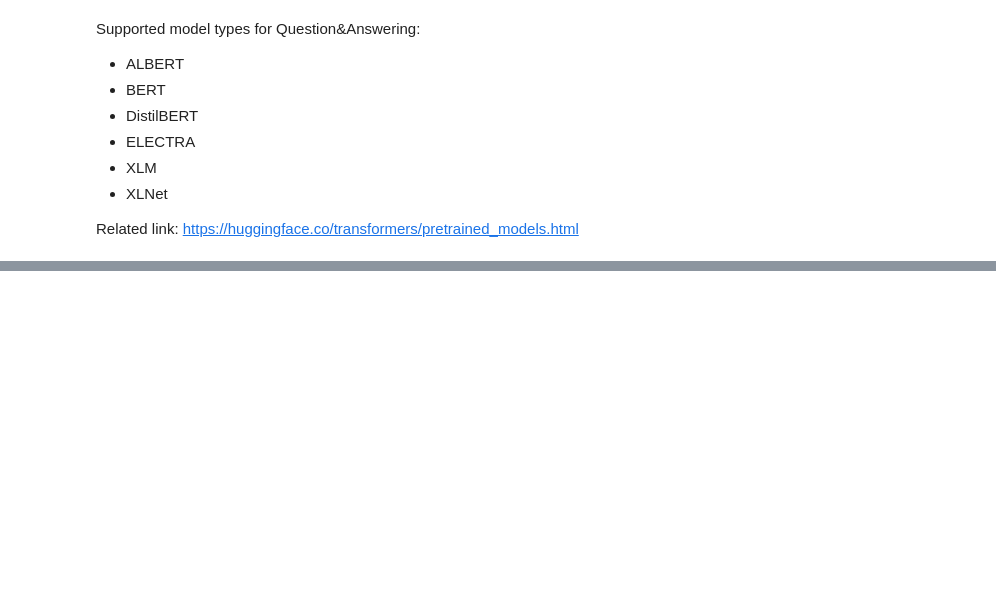
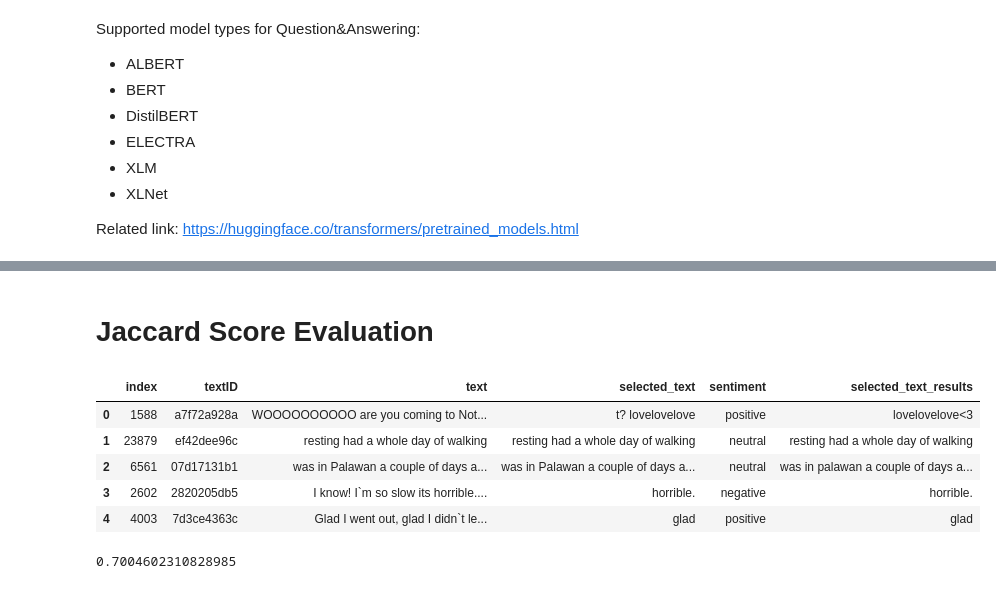
Before and after one commit to DianaMoyano1/NLP-Sentiment_Extraction_Challenge, a Jupyter notebook: Template_SingleModel.ipynb, the cells around one changed output, grey strips where cells are left out. Drawn from its saved outputs; the diff is of its cells as text; code cells hidden in the pictures; blank space fills up the shorter version.

```diff
--- a/Template_SingleModel.ipynb
+++ b/Template_SingleModel.ipynb
@@ -455,0 +534,2 @@ train_df.to_csv("new_train_df_loaded")
+# %% [markdown]
+# Jaccard Score Evaluation
@@ -455,0 +543,24 @@ train_df.to_csv("new_train_df_loaded")
+# %%
+#Make a copy of the original sets and reset indexes
+df=sub_val_df.copy()
+df = df.reset_index()
+# %%
+df.head()
+# %% [output]
+|  | index | textID | text | selected_text | sentiment | selected_text_results |
+| 0 | 1588 | a7f72a928a | WOOOOOOOOOO are you coming to Not... | t? lovelovelove | positive | lovelovelove<3 |
+| 1 | 23879 | ef42dee96c | resting had a whole day of walking | resting had a whole day of walking | neutral | resting had a whole day of walking |
+| 2 | 6561 | 07d17131b1 | was in Palawan a couple of days a... | was in Palawan a couple of days a... | neutral | was in palawan a couple of days a... |
+| 3 | 2602 | 2820205db5 | I know! I`m so slow its horrible.... | horrible. | negative | horrible. |
+| 4 | 4003 | 7d3ce4363c | Glad I went out, glad I didn`t le... | glad | positive | glad |
+# %%
+#Obtain JS for the entire set
+results = []
+for i in range(len(df)):
+    score = jaccard(df['selected_text'].iloc[i], df['selected_text_results'].iloc[i])
+    results.append(score)
+
+Jaccard_score = sum(results) / len(results)
+Jaccard_score
+# %% [output]
+0.7004602310828985
```
Also changed, not shown: parts of 31 cells of this notebook.
